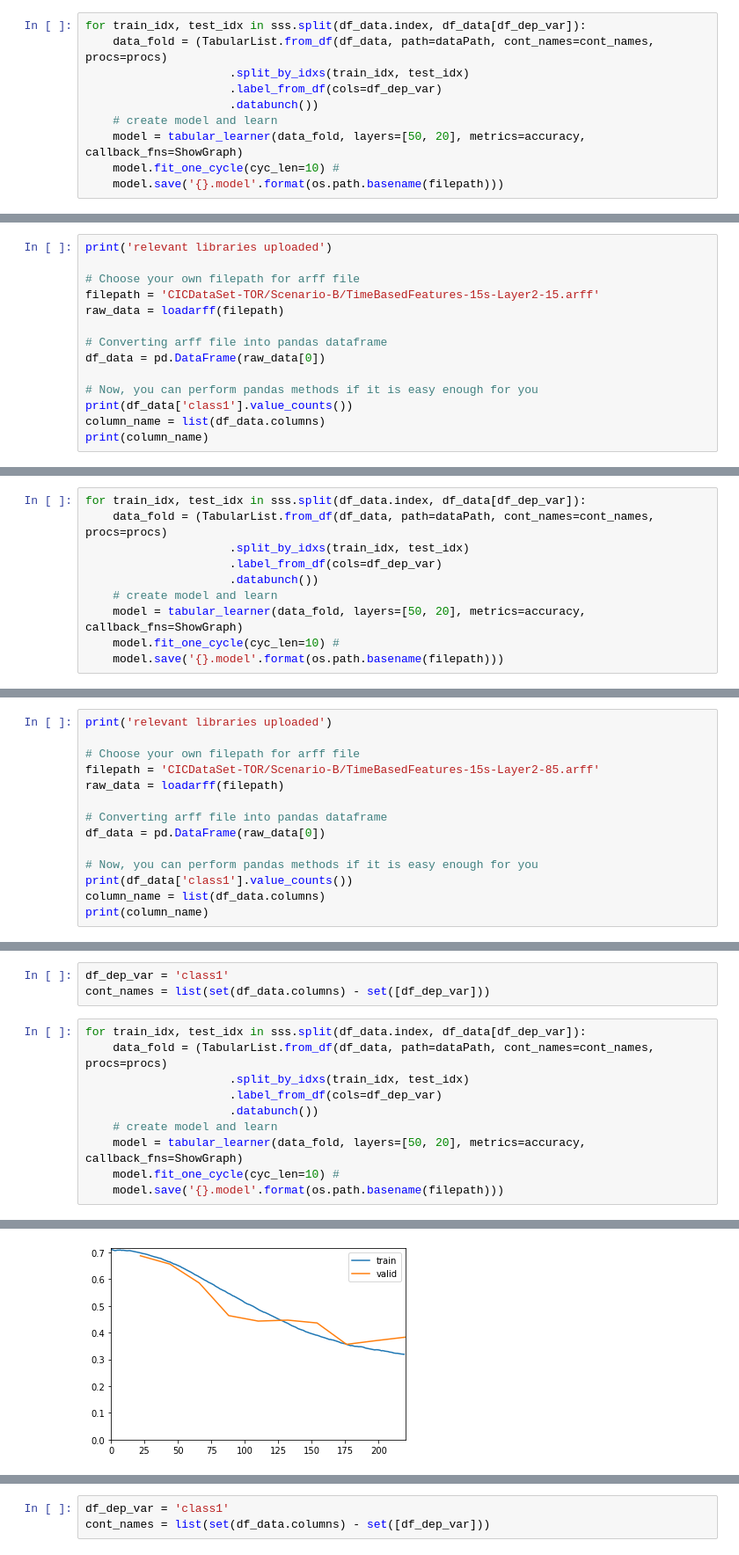
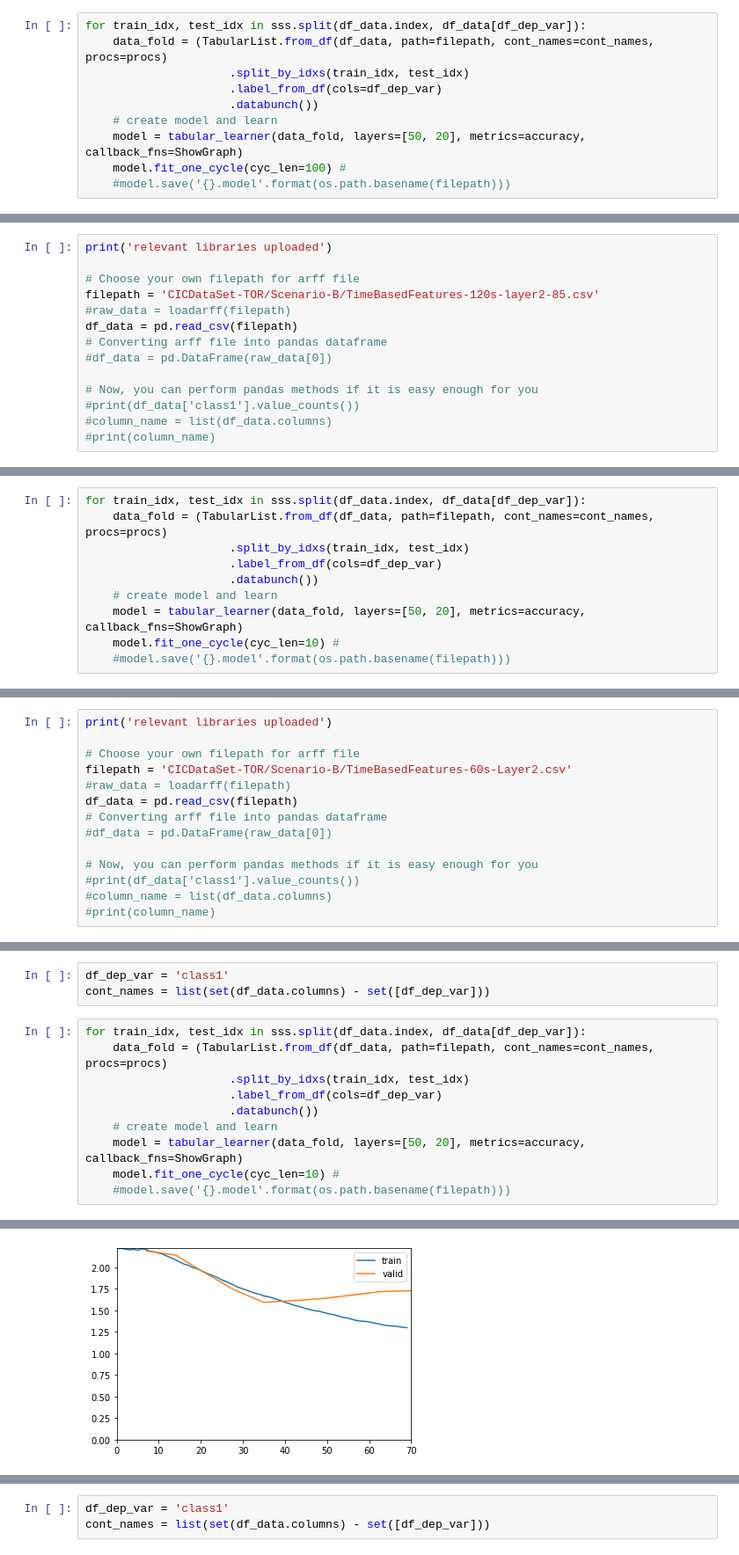
Before and after one commit to Colorado-Mesa-University-Cybersecurity/DeepLearning-TorTraffic, a Jupyter notebook: notebooks/Fast-AI Unbalanced Scenario B .ipynb, the cells around one changed output, grey strips where cells are left out. Shown: that part at 88% size. Cells and saved outputs as stored; diff of their text form.

```diff
--- a/notebooks/Fast-AI Unbalanced Scenario B .ipynb
+++ b/notebooks/Fast-AI Unbalanced Scenario B .ipynb
@@ -114,13 +102,13 @@ StratifiedShuffleSplit(n_splits=2, random_state=0, test_size=0.5,
             train_size=None)
 # %%
 for train_idx, test_idx in sss.split(df_data.index, df_data[df_dep_var]):
-    data_fold = (TabularList.from_df(df_data, path=dataPath, cont_names=cont_names, procs=procs)
+    data_fold = (TabularList.from_df(df_data, path=filepath, cont_names=cont_names, procs=procs)
                      .split_by_idxs(train_idx, test_idx)
                      .label_from_df(cols=df_dep_var)
                      .databunch())
     # create model and learn
     model = tabular_learner(data_fold, layers=[50, 20], metrics=accuracy, callback_fns=ShowGraph)
-    model.fit_one_cycle(cyc_len=10) #
-    model.save('{}.model'.format(os.path.basename(filepath)))
+    model.fit_one_cycle(cyc_len=100) #
+    #model.save('{}.model'.format(os.path.basename(filepath)))
 # %% [output]
 | epoch | train_loss | valid_loss | accuracy | time |
@@ -164,15 +164,15 @@ interp.plot_confusion_matrix()
 print('relevant libraries uploaded')
 
 # Choose your own filepath for arff file
-filepath = 'CICDataSet-TOR/Scenario-B/TimeBasedFeatures-15s-Layer2-15.arff'
-raw_data = loadarff(filepath)
-
+filepath = 'CICDataSet-TOR/Scenario-B/TimeBasedFeatures-120s-layer2-85.csv'
+#raw_data = loadarff(filepath)
+df_data = pd.read_csv(filepath)
 # Converting arff file into pandas dataframe
-df_data = pd.DataFrame(raw_data[0])
+#df_data = pd.DataFrame(raw_data[0])
 
 # Now, you can perform pandas methods if it is easy enough for you
-print(df_data['class1'].value_counts())
-column_name = list(df_data.columns)
-print(column_name)
+#print(df_data['class1'].value_counts())
+#column_name = list(df_data.columns)
+#print(column_name)
 # %% [output]
 relevant libraries uploaded
@@ -191,13 +181,13 @@ df_dep_var = 'class1'
 cont_names = list(set(df_data.columns) - set([df_dep_var]))
 # %%
 for train_idx, test_idx in sss.split(df_data.index, df_data[df_dep_var]):
-    data_fold = (TabularList.from_df(df_data, path=dataPath, cont_names=cont_names, procs=procs)
+    data_fold = (TabularList.from_df(df_data, path=filepath, cont_names=cont_names, procs=procs)
                      .split_by_idxs(train_idx, test_idx)
                      .label_from_df(cols=df_dep_var)
                      .databunch())
     # create model and learn
     model = tabular_learner(data_fold, layers=[50, 20], metrics=accuracy, callback_fns=ShowGraph)
     model.fit_one_cycle(cyc_len=10) #
-    model.save('{}.model'.format(os.path.basename(filepath)))
+    #model.save('{}.model'.format(os.path.basename(filepath)))
 # %% [output]
 | epoch | train_loss | valid_loss | accuracy | time |
@@ -241,15 +231,15 @@ interp.plot_confusion_matrix()
 print('relevant libraries uploaded')
 
 # Choose your own filepath for arff file
-filepath = 'CICDataSet-TOR/Scenario-B/TimeBasedFeatures-15s-Layer2-85.arff'
-raw_data = loadarff(filepath)
-
+filepath = 'CICDataSet-TOR/Scenario-B/TimeBasedFeatures-60s-Layer2.csv'
+#raw_data = loadarff(filepath)
+df_data = pd.read_csv(filepath)
 # Converting arff file into pandas dataframe
-df_data = pd.DataFrame(raw_data[0])
+#df_data = pd.DataFrame(raw_data[0])
 
 # Now, you can perform pandas methods if it is easy enough for you
-print(df_data['class1'].value_counts())
-column_name = list(df_data.columns)
-print(column_name)
+#print(df_data['class1'].value_counts())
+#column_name = list(df_data.columns)
+#print(column_name)
 # %% [output]
 relevant libraries uploaded
@@ -268,13 +264,13 @@ df_dep_var = 'class1'
 cont_names = list(set(df_data.columns) - set([df_dep_var]))
 # %%
 for train_idx, test_idx in sss.split(df_data.index, df_data[df_dep_var]):
-    data_fold = (TabularList.from_df(df_data, path=dataPath, cont_names=cont_names, procs=procs)
+    data_fold = (TabularList.from_df(df_data, path=filepath, cont_names=cont_names, procs=procs)
                      .split_by_idxs(train_idx, test_idx)
                      .label_from_df(cols=df_dep_var)
                      .databunch())
     # create model and learn
     model = tabular_learner(data_fold, layers=[50, 20], metrics=accuracy, callback_fns=ShowGraph)
     model.fit_one_cycle(cyc_len=10) #
-    model.save('{}.model'.format(os.path.basename(filepath)))
+    #model.save('{}.model'.format(os.path.basename(filepath)))
 # %% [output]
 | epoch | train_loss | valid_loss | accuracy | time |
@@ -303,4 +299,4 @@ for train_idx, test_idx in sss.split(df_data.index, df_data[df_dep_var]):
-[figure, old version]
+[figure, new version]
 # %%
 loss, acc = model.validate()
 print('loss {}: accuracy: {:.2f}%'.format(loss, acc*100))
```
Also changed, not shown: parts of 62 cells of this notebook, 1 other file.
